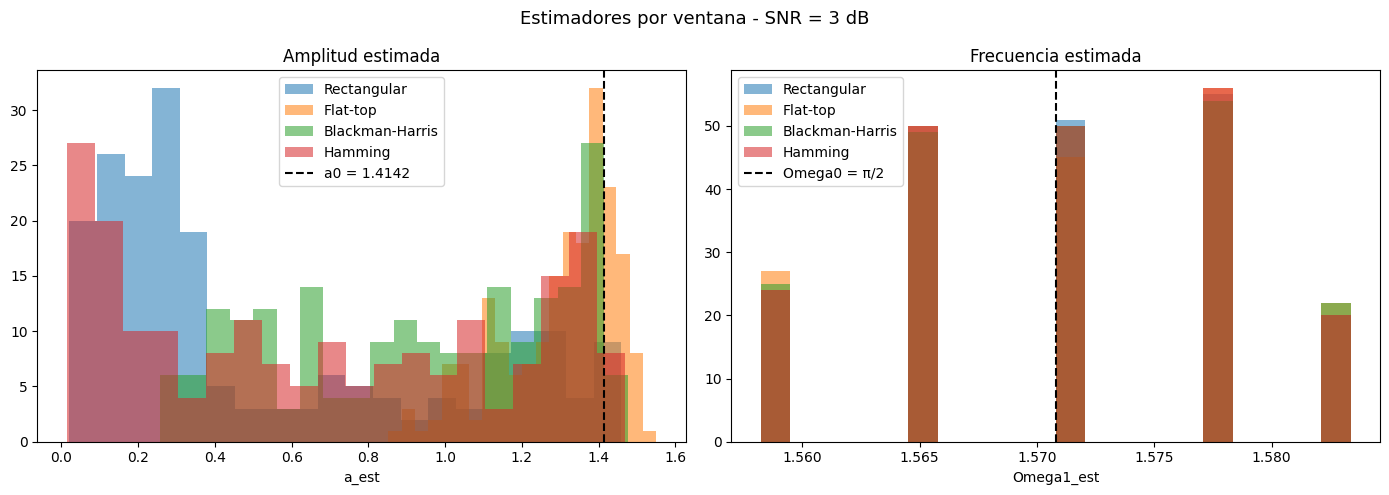
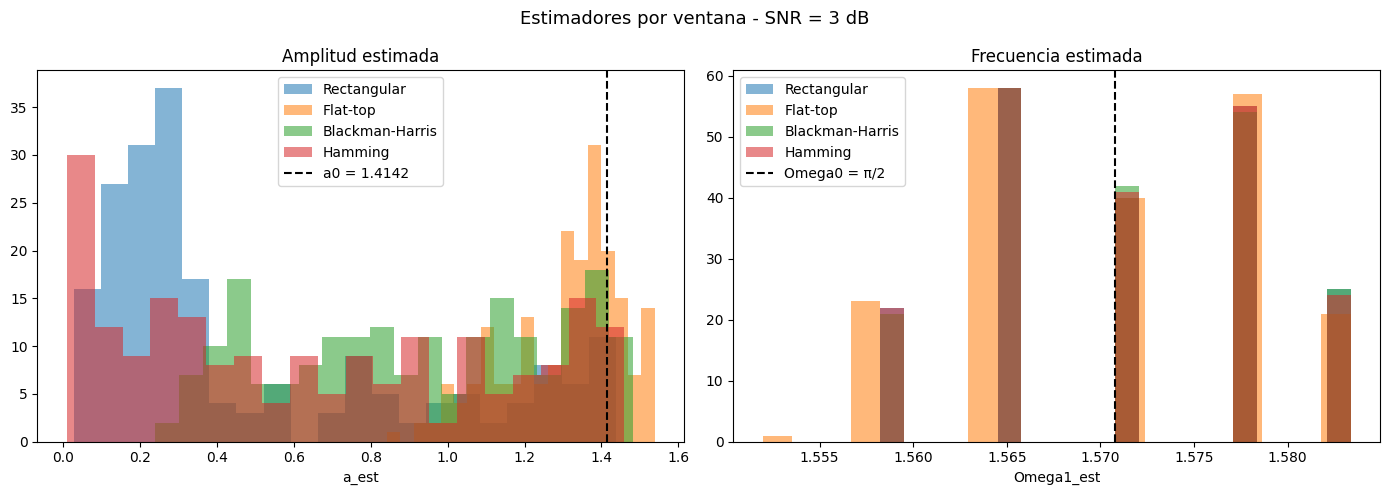
The notebook cell's code change between the first figure and the second:
--- before
+++ after
@@ -100,5 +100,4 @@
         X_db  = 20 * np.log10(np.abs(X_w) * 2 + 1e-12)
         ax.plot(freqs, X_db, linewidth=0.5)
-        ax.grid()
         ax.set_title(name)
         ax.set_xlabel("Frecuencia [Hz]")

Commit: Mejoras TS5